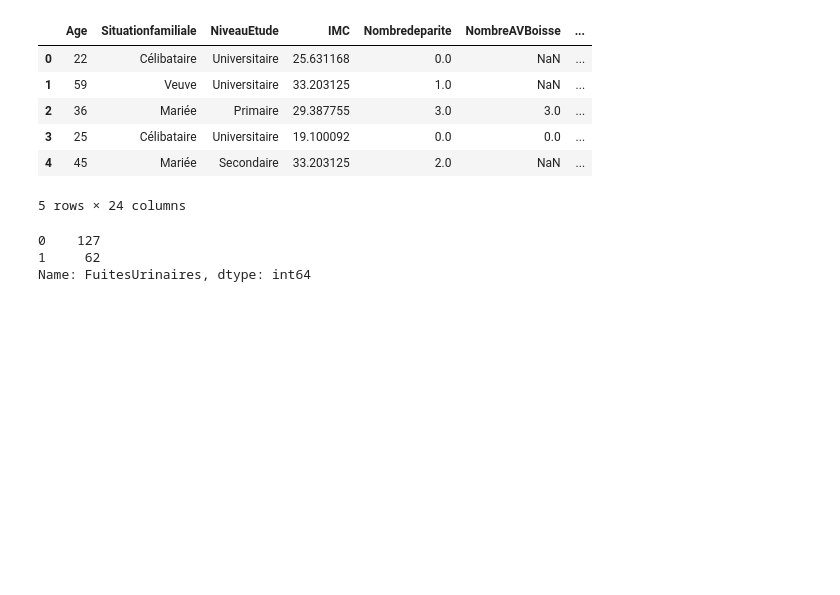
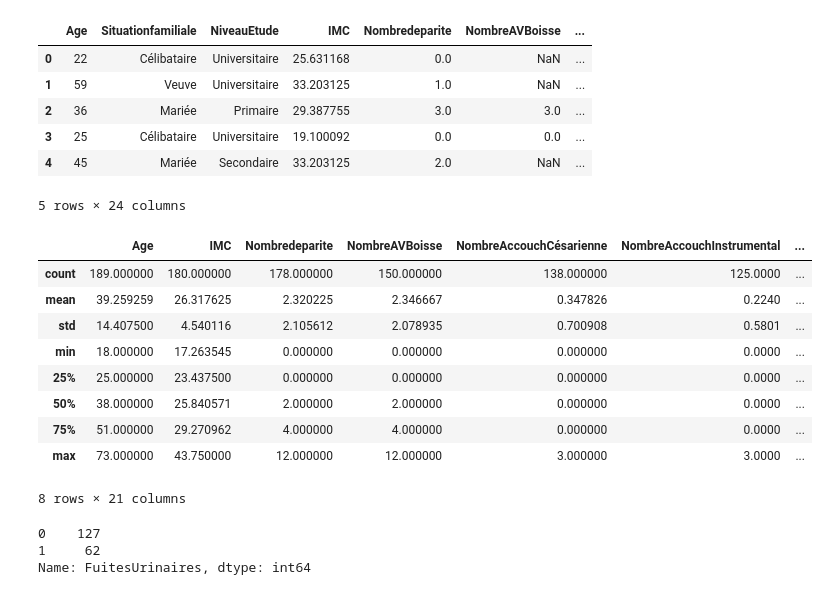
Before and after one commit to dhiabh/ML-Urinary-incontinence-prediction, a Jupyter notebook: Incontinence_urinaire_prediction.ipynb, the cells around one changed output. Drawn from its saved outputs; the diff is of its cells as text; code cells hidden in the pictures; blank space fills up the shorter version.

```diff
--- a/Incontinence_urinaire_prediction.ipynb
+++ b/Incontinence_urinaire_prediction.ipynb
@@ -16,6 +16,19 @@ df.head(5)
 | 3 | 25 | Célibataire | Universitaire | 19.100092 | 0.0 | 0.0 | ... |
 | 4 | 45 | Mariée | Secondaire | 33.203125 | 2.0 | NaN | ... |
 5 rows × 24 columns
+# %%
+df.describe()
+# %% [output]
+|  | Age | IMC | Nombredeparite | NombreAVBoisse | NombreAccouchCésarienne | NombreAccouchInstrumental | ... |
+| count | 189.000000 | 180.000000 | 178.000000 | 150.000000 | 138.000000 | 125.0000 | ... |
+| mean | 39.259259 | 26.317625 | 2.320225 | 2.346667 | 0.347826 | 0.2240 | ... |
+| std | 14.407500 | 4.540116 | 2.105612 | 2.078935 | 0.700908 | 0.5801 | ... |
+| min | 18.000000 | 17.263545 | 0.000000 | 0.000000 | 0.000000 | 0.0000 | ... |
+| 25% | 25.000000 | 23.437500 | 0.000000 | 0.000000 | 0.000000 | 0.0000 | ... |
+| 50% | 38.000000 | 25.840571 | 2.000000 | 2.000000 | 0.000000 | 0.0000 | ... |
+| 75% | 51.000000 | 29.270962 | 4.000000 | 4.000000 | 0.000000 | 0.0000 | ... |
+| max | 73.000000 | 43.750000 | 12.000000 | 12.000000 | 3.000000 | 3.0000 | ... |
+8 rows × 21 columns
 # %%
 # Take a look at the outcome variable: 'FuitesUrinaires'
 print(df['FuitesUrinaires'].value_counts())
```
Also changed, not shown: parts of 34 cells of this notebook.
